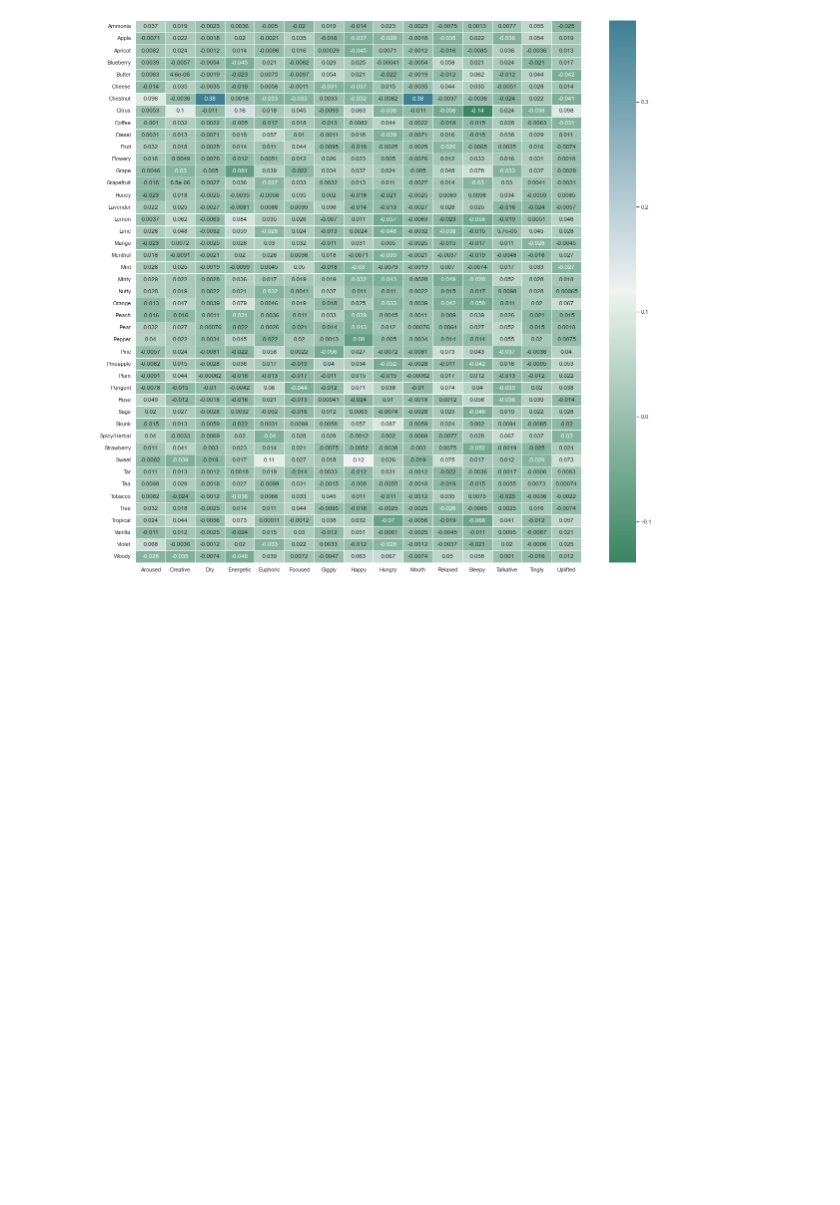
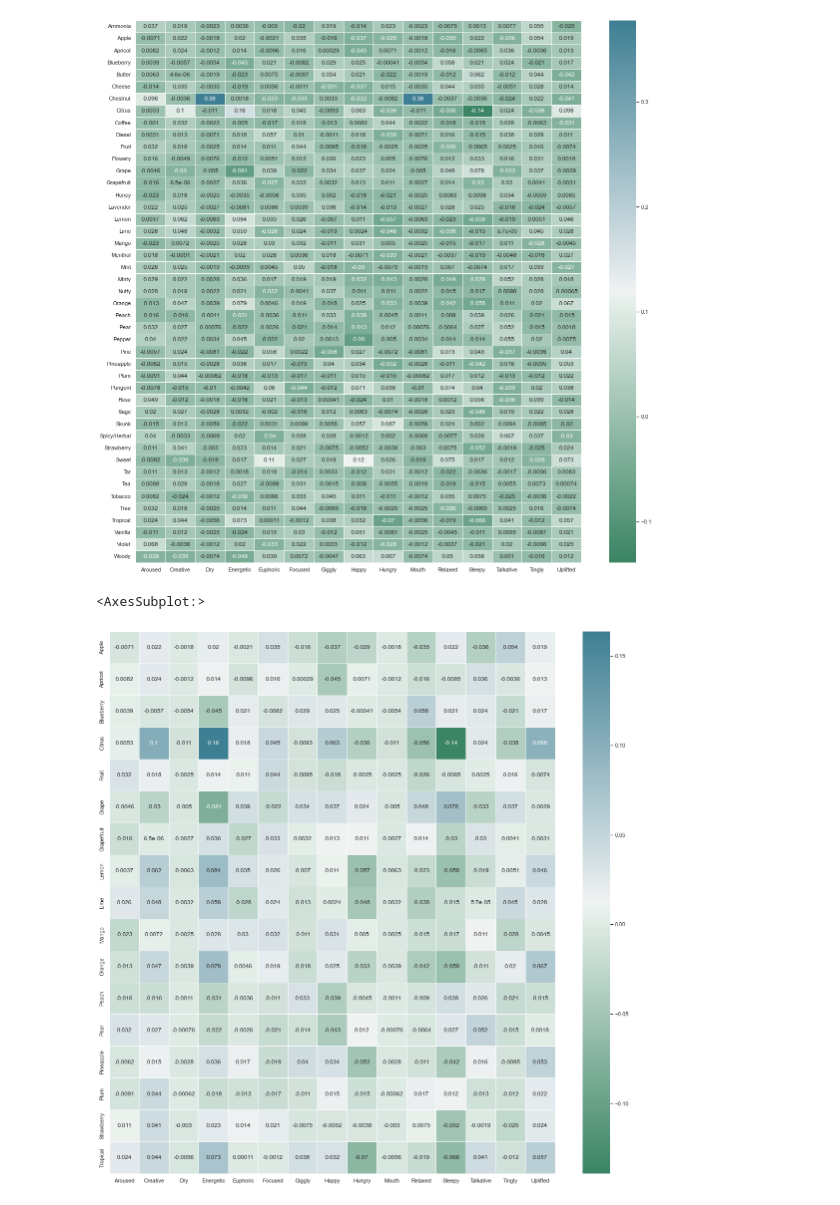
Before and after one commit to sahmed007/cannabis-eda, a Jupyter notebook: eda.ipynb, the cells around one changed output. Drawn from its saved outputs; the diff is of its cells as text; code cells hidden in the pictures; blank space fills up the shorter version.

Commit message:
add correlations amongst stinky vs fruity flavors

```diff
--- a/eda.ipynb
+++ b/eda.ipynb
@@ -163,3 +163,20 @@ sns.heatmap(corr.loc[cols_y, cols_x], cmap=cmap, linewidths=0.5, annot=True)
 # %% [output]
 <AxesSubplot:>
 [figure]
+# %%
+cols_y = ['Apple', 'Apricot', 'Blueberry', 'Citrus', 'Fruit', 'Grape', 'Grapefruit',
+    'Lemon', 'Lime', 'Mango', 'Orange', 'Peach', 'Pear', 'Pineapple', 'Plum', 'Strawberry','Tropical'
+]
+cols_x = ['Aroused', 'Creative', 'Dry', 'Energetic', 'Euphoric', 'Focused', 'Giggly', 'Happy',
+    'Hungry', 'Mouth', 'Relaxed', 'Sleepy', 'Talkative', 'Tingly', 'Uplifted'
+]
+
+corr = df[cols_y + cols_x].corr()
+
+f, ax = plt.subplots(figsize=(20, 20))
+
+cmap = sns.diverging_palette(150, 220, as_cmap=True)
+sns.heatmap(corr.loc[cols_y, cols_x], cmap=cmap, linewidths=0.5, annot=True)
+# %% [output]
+<AxesSubplot:>
+[figure, added]
```
Also changed, not shown: parts of 2 cells of this notebook.
